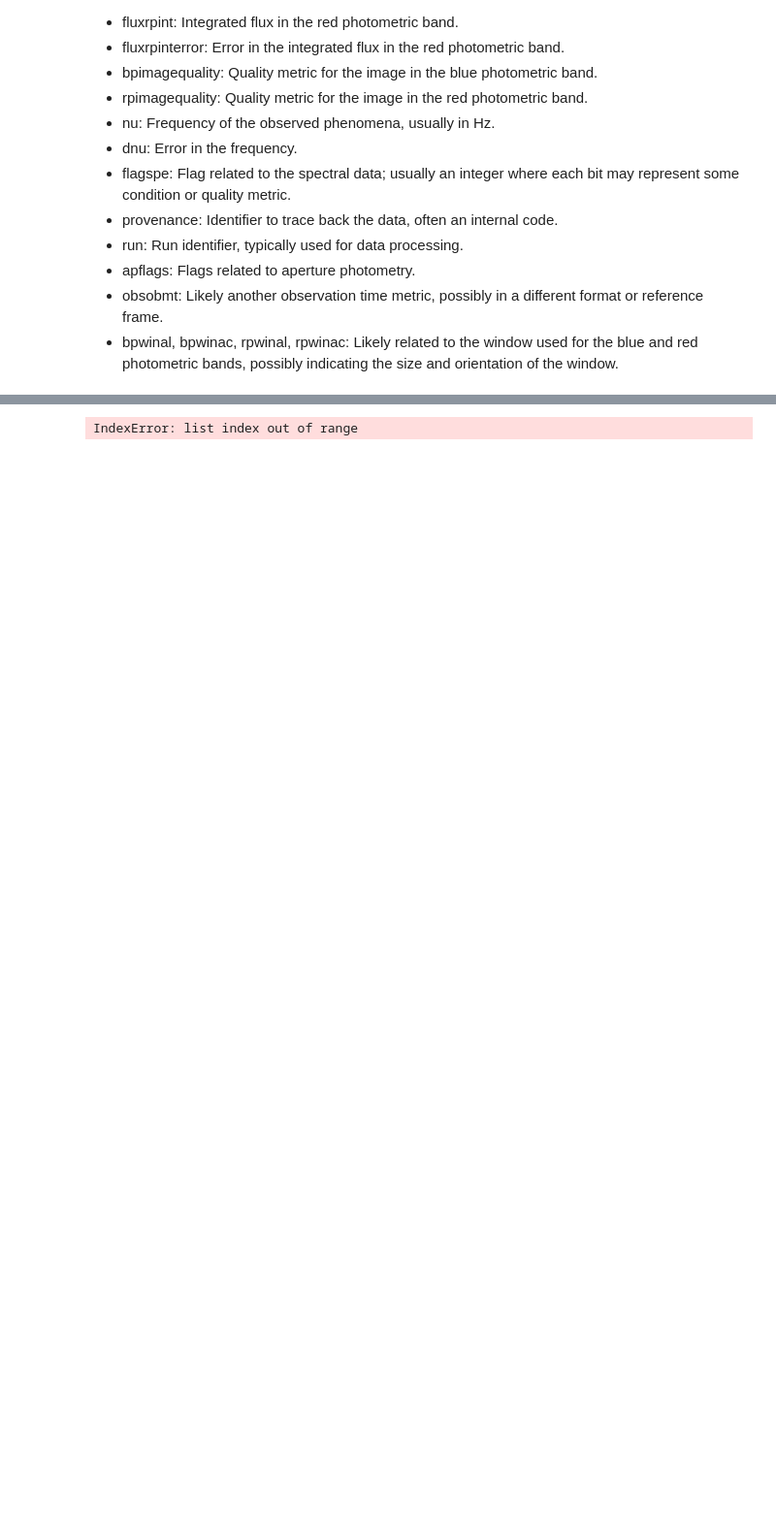
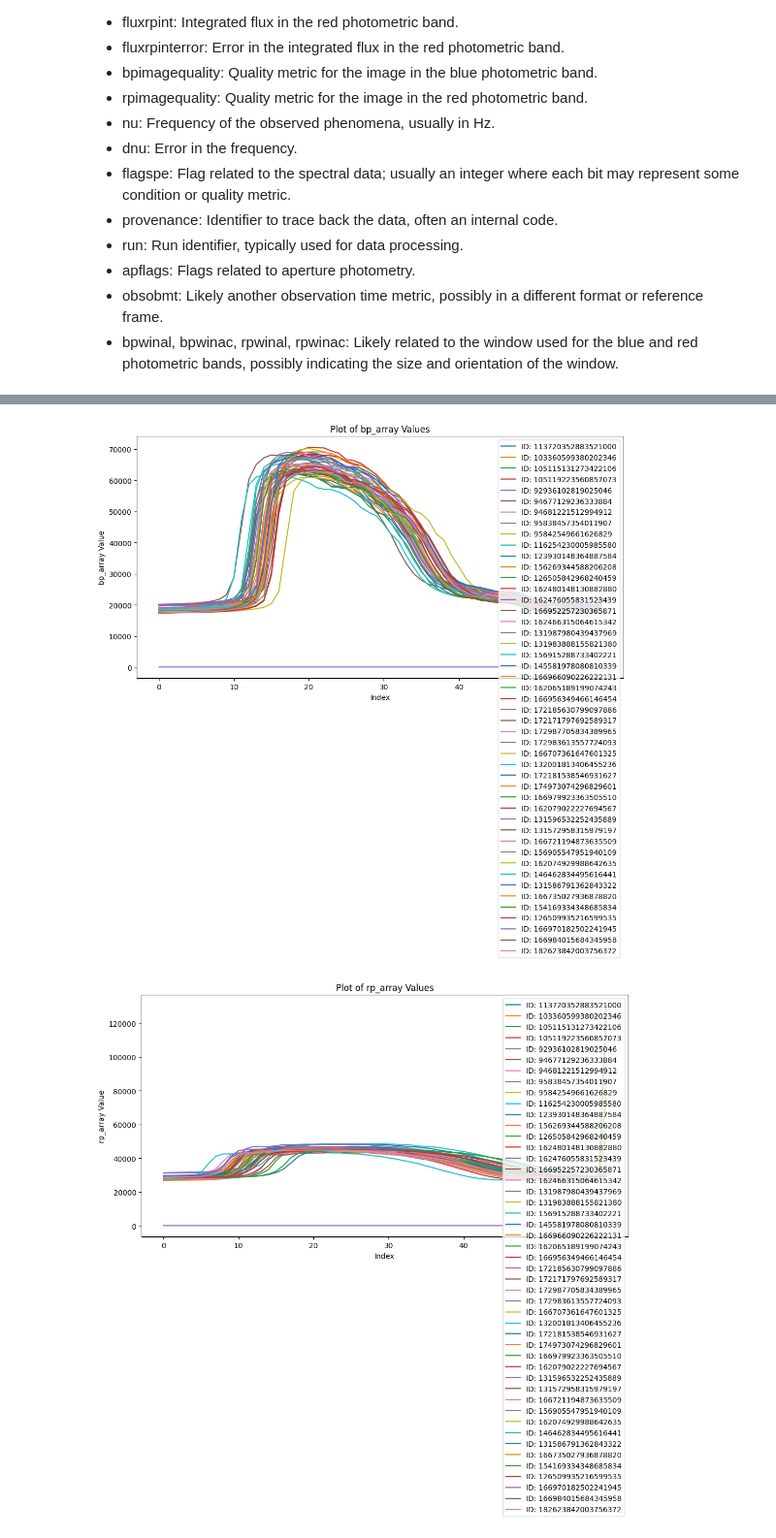
Before and after one commit to PatrikSi/Gaia-data-calibration, a Jupyter notebook: main.ipynb, the cells around one changed output, grey strips where cells are left out. Shown at 97% size. Cells and saved outputs as stored; diff of their text form; code cells hidden in the pictures; blank space fills up the shorter version.

Commit message:
Visualizing raw data

```diff
--- a/main.ipynb
+++ b/main.ipynb
@@ -155,8 +160,24 @@ read_csv("./data-53/22745910577134848_spdata.csv")[1]
 # %%
-test_data = read_csv("./data-53/22745910577134848_spdata.csv")
+one_target_data = all_targets["2448177130188111232_spdata.txt"]
 
-for n in range(1,len(test_data)):
-    if n % 11 == 0:
-        print(test_data[1][n])
+plt.figure(figsize=(12, 6))
+for item in one_target_data:
+    plt.plot(item['bp_array'], label=f"ID: {item['id']}")
+plt.xlabel('Index')
+plt.ylabel('bp_array Value')
+plt.legend()
+plt.title('Plot of bp_array Values')
+plt.show()
+
+# Plotting rp_array values
+plt.figure(figsize=(12, 6))
+for item in one_target_data:
+    plt.plot(item['rp_array'], label=f"ID: {item['id']}")
+plt.xlabel('Index')
+plt.ylabel('rp_array Value')
+plt.legend()
+plt.title('Plot of rp_array Values')
+plt.show()
 # %% [output]
-IndexError: list index out of range
+[figure, added]
+[figure, added]
```
Also changed, not shown: parts of 3 cells of this notebook.
